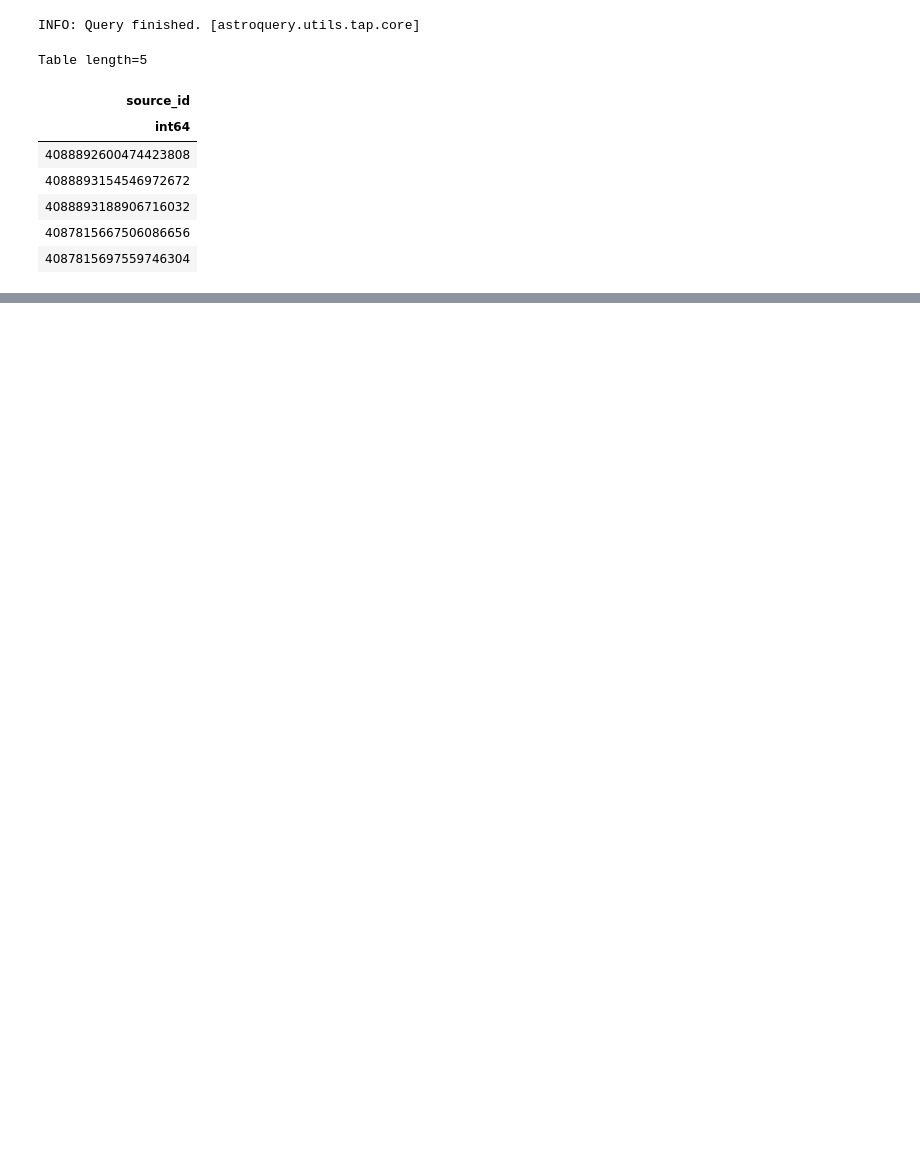
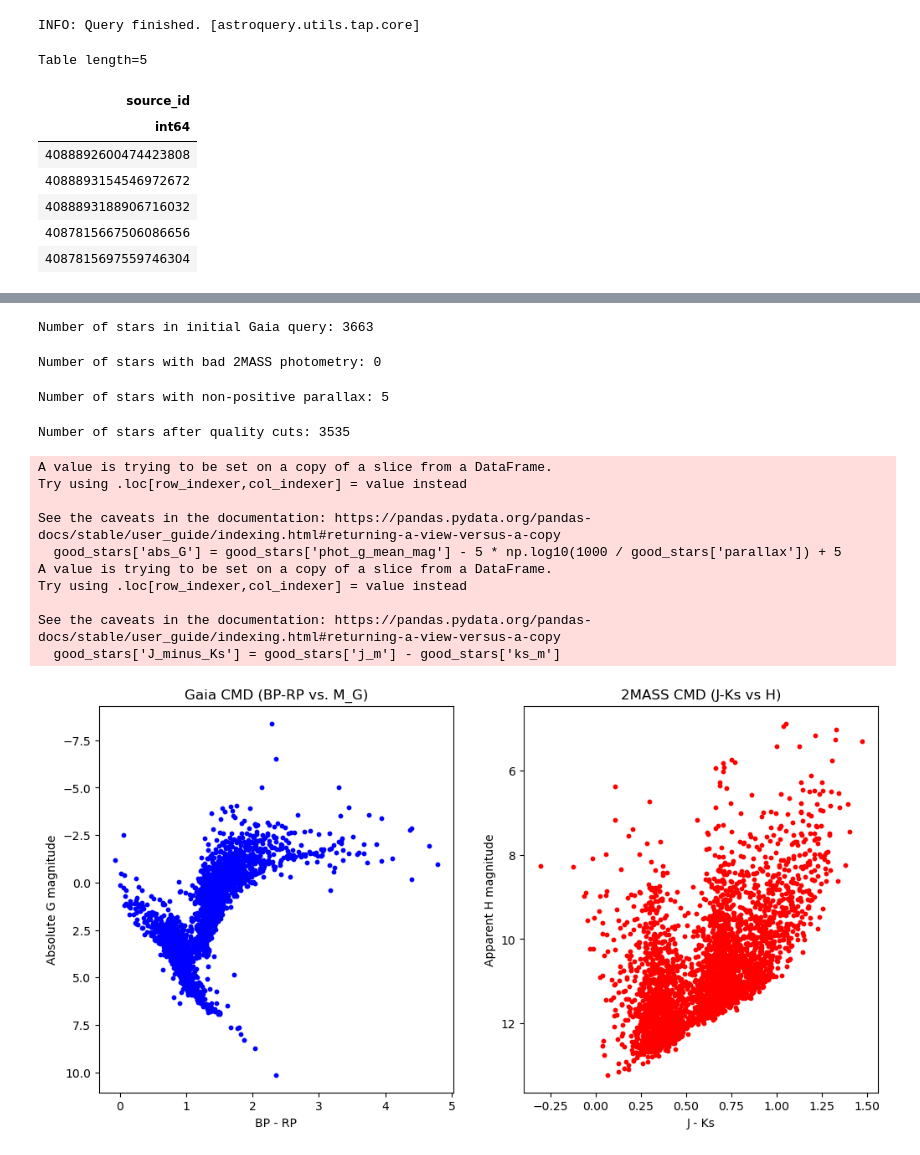
Before and after one commit to rizwan-codes-boop/assignment3, a Jupyter notebook: Q2.ipynb, the cells around one changed output, grey strips where cells are left out. Drawn from its saved outputs; the diff is of its cells as text; code cells hidden in the pictures; blank space fills up the shorter version.

```diff
--- a/Q2.ipynb
+++ b/Q2.ipynb
@@ -80,0 +80,69 @@ null
+# %%
+# Read the Gaia data to get the number of stars)
+num_stars_gaia = len(ids_table)
+print(f"Number of stars in initial Gaia query: {num_stars_gaia}")
+# %% [output]
+Number of stars in initial Gaia query: 3663
+# %%
+#2 Stars with bad 2MASS photometry
+bad_2mass = df_rup147[df_rup147['ph_qual'] != 'AAA']
+print(f"Number of stars with bad 2MASS photometry: {len(bad_2mass)}")
+# %% [output]
+Number of stars with bad 2MASS photometry: 0
+# %%
+# Stars with non-positive parallaxes
+bad_parallax = df_rup147[df_rup147['parallax'] <= 0]
+print(f"Number of stars with non-positive parallax: {len(bad_parallax)}")
+# %% [output]
+Number of stars with non-positive parallax: 5
+# %%
+# Apply quality cut
+good_stars = df_rup147[df_rup147['parallax'] > 0]
+num_good_stars = len(good_stars)
+print(f"Number of stars after quality cuts: {num_good_stars}")
+# %% [output]
+Number of stars after quality cuts: 3535
+# %%
+import matplotlib.pyplot as plt
+import numpy as np
+
+# Calculate absolute G magnitude
+good_stars['abs_G'] = good_stars['phot_g_mean_mag'] - 5 * np.log10(1000 / good_stars['parallax']) + 5
+
+# Calculate J-Ks color
+good_stars['J_minus_Ks'] = good_stars['j_m'] - good_stars['ks_m']
+
+# Make figure
+fig, (ax1, ax2) = plt.subplots(1, 2, figsize=(12,6))
+
+# Panel (a): Gaia CMD
+ax1.scatter(good_stars['bp_rp'], good_stars['abs_G'], s=10, color='blue')
+ax1.set_xlabel('BP - RP')
+ax1.set_ylabel('Absolute G magnitude')
+ax1.invert_yaxis()
+ax1.set_title('Gaia CMD (BP-RP vs. M_G)')
+
+# Panel (b): 2MASS H vs J-Ks
+ax2.scatter(good_stars['J_minus_Ks'], good_stars['h_m'], s=10, color='red')
+ax2.set_xlabel('J - Ks')
+ax2.set_ylabel('Apparent H magnitude')
+ax2.invert_yaxis()
+ax2.set_title('2MASS CMD (J-Ks vs H)')
+
+# Save figure
+if not os.path.exists('figures'):
+    os.makedirs('figures')
+plt.savefig('figures/cmds_R147.png', dpi=200)
+plt.show()
+# %% [output]
+A value is trying to be set on a copy of a slice from a DataFrame.
+Try using .loc[row_indexer,col_indexer] = value instead
+
+See the caveats in the documentation: https://pandas.pydata.org/pandas-docs/stable/user_guide/indexing.html#returning-a-view-versus-a-copy
+  good_stars['abs_G'] = good_stars['phot_g_mean_mag'] - 5 * np.log10(1000 / good_stars['parallax']) + 5
+A value is trying to be set on a copy of a slice from a DataFrame.
+Try using .loc[row_indexer,col_indexer] = value instead
+
+See the caveats in the documentation: https://pandas.pydata.org/pandas-docs/stable/user_guide/indexing.html#returning-a-view-versus-a-copy
+  good_stars['J_minus_Ks'] = good_stars['j_m'] - good_stars['ks_m']
+[figure, added]
```
Also changed, not shown: parts of 6 cells of this notebook, 2 other files.
